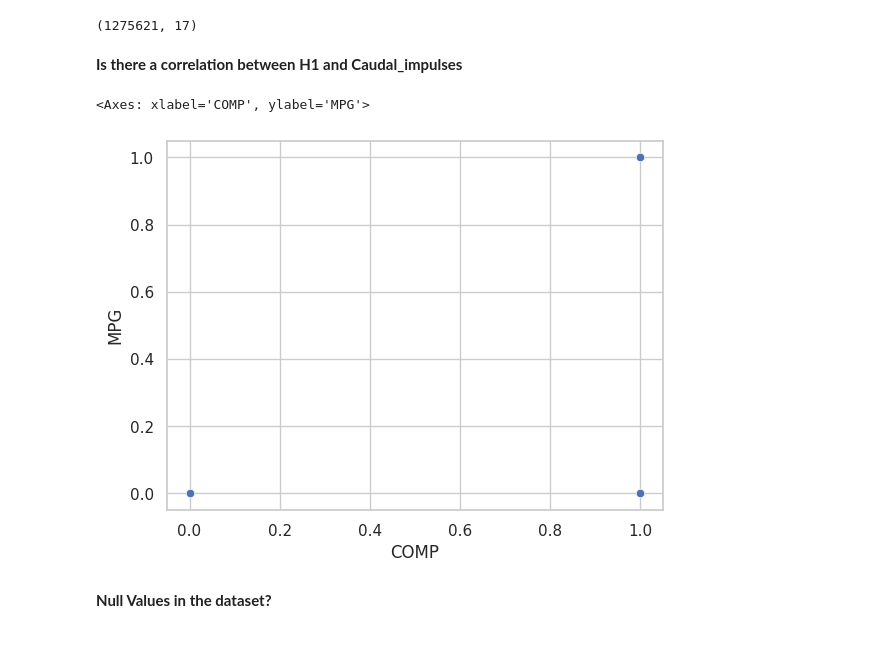
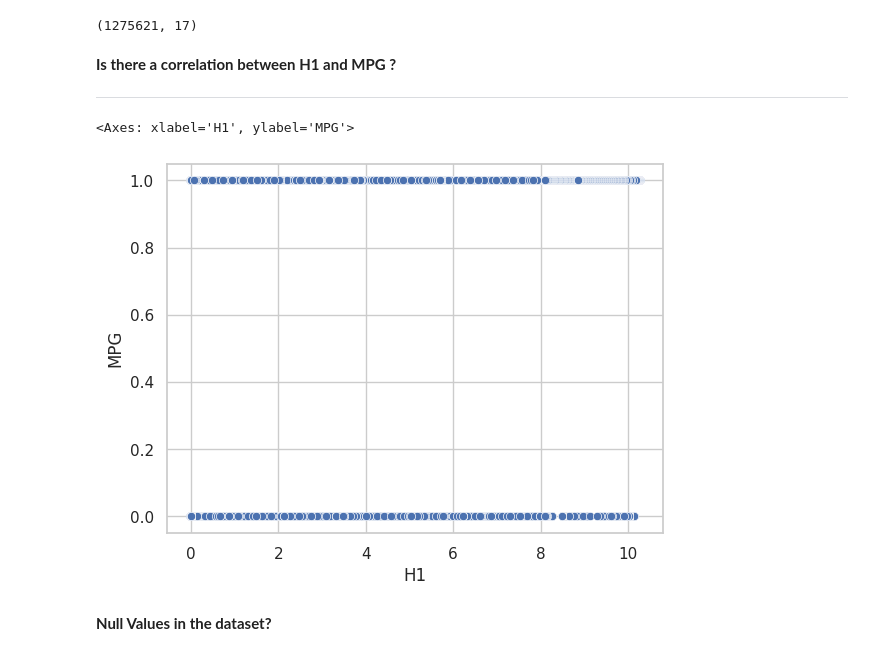
Before and after one commit to ayush0823/IT496_Fab_Five, a Jupyter notebook: Course Project 1/MPG_prediction.ipynb, the cells around one changed output. Saved outputs shown, nothing was run; the diff lists cells and outputs as text; code cells hidden in the pictures.

```diff
--- a/Course Project 1/MPG_prediction.ipynb
+++ b/Course Project 1/MPG_prediction.ipynb
@@ -92,12 +75,15 @@ df_filtered.shape
 # %% [output]
 (1275621, 17)
 # %% [markdown]
-**Is there a correlation between H1 and Caudal_impulses**
+**Is there a correlation between H1 and MPG ?**
+
+---
 # %%
-sns.scatterplot(x=df["COMP"], y=df["MPG"])
+sns.scatterplot(x=df["H1"], y=df["MPG"])
+# TP2", "H1", "COMP", "Motor_current", "DV_eletric", "Towers", "MPG
 # %% [output]
-<Axes: xlabel='COMP', ylabel='MPG'>
+<Axes: xlabel='H1', ylabel='MPG'>
-[figure, old version]
+[figure, new version]
 # %% [markdown]
 **Null Values in the dataset?**
 # %%
```
Also changed, not shown: parts of 29 cells of this notebook.
